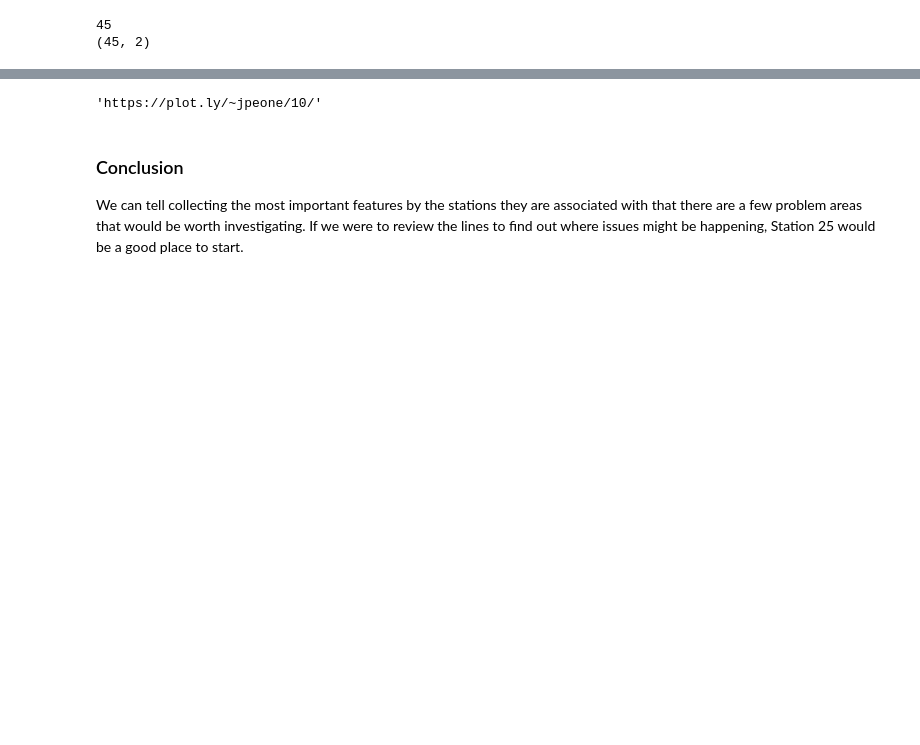
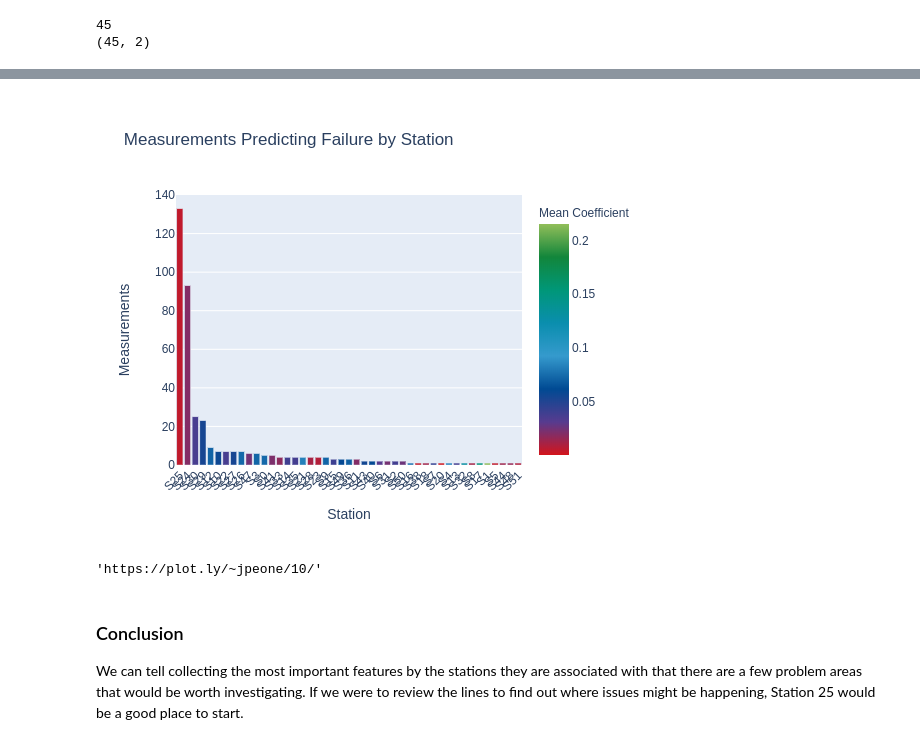
Before and after one commit to jpeone/DS-Unit-2-Build, a Jupyter notebook: main_analysis.ipynb, the cells around one changed output, grey strips where cells are left out. Cells and saved outputs as stored; diff of their text form; code cells hidden in the pictures; blank space fills up the shorter version.

```diff
--- a/main_analysis.ipynb
+++ b/main_analysis.ipynb
@@ -917,7 +917,7 @@ fig = px.bar(stations, x = 'Station', y = 'Measurements',
             color = 'Mean Coefficient', color_continuous_scale = bosch_colors,
             title = 'Measurements Predicting Failure by Station')
 
-fig.update_xaxes(tickmode = 'linear')
+fig.update_xaxes(tickmode = 'linear', tickangle = -45)
 
 widge = FigureWidget(fig)
 
@@ -927,3 +926,4 @@ widge.show()
+[figure, added]
 # %%
 py.plot(fig, filename = 'stations', auto_open = True)
 # %% [output]
```
Also changed, not shown: parts of 23 cells of this notebook, 5 other files.
